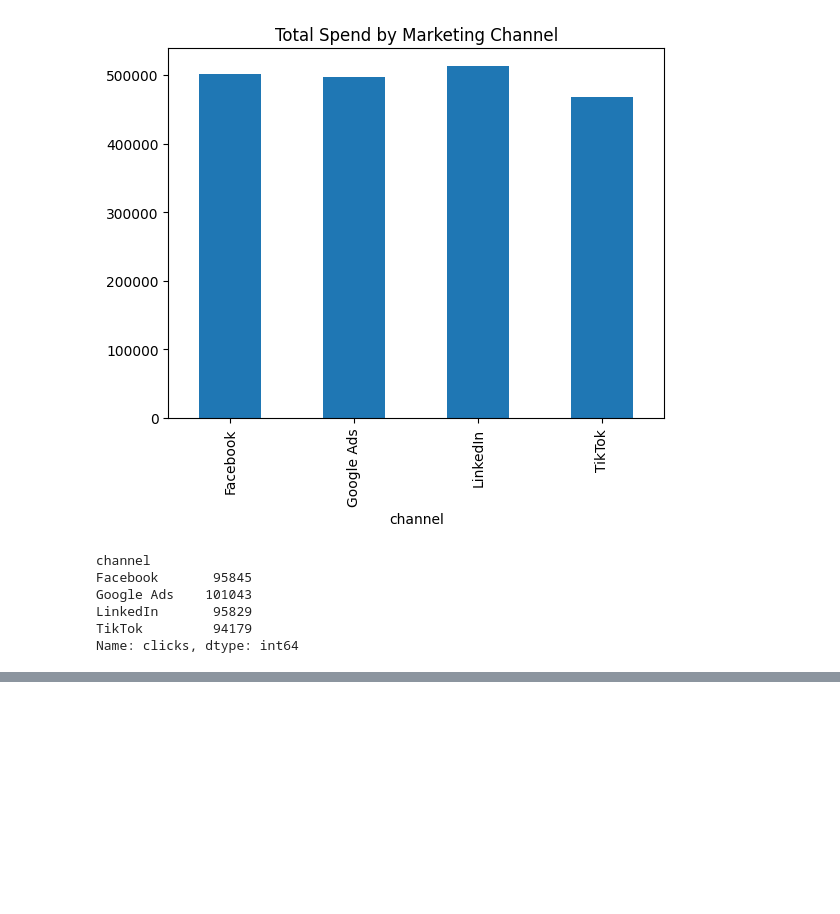
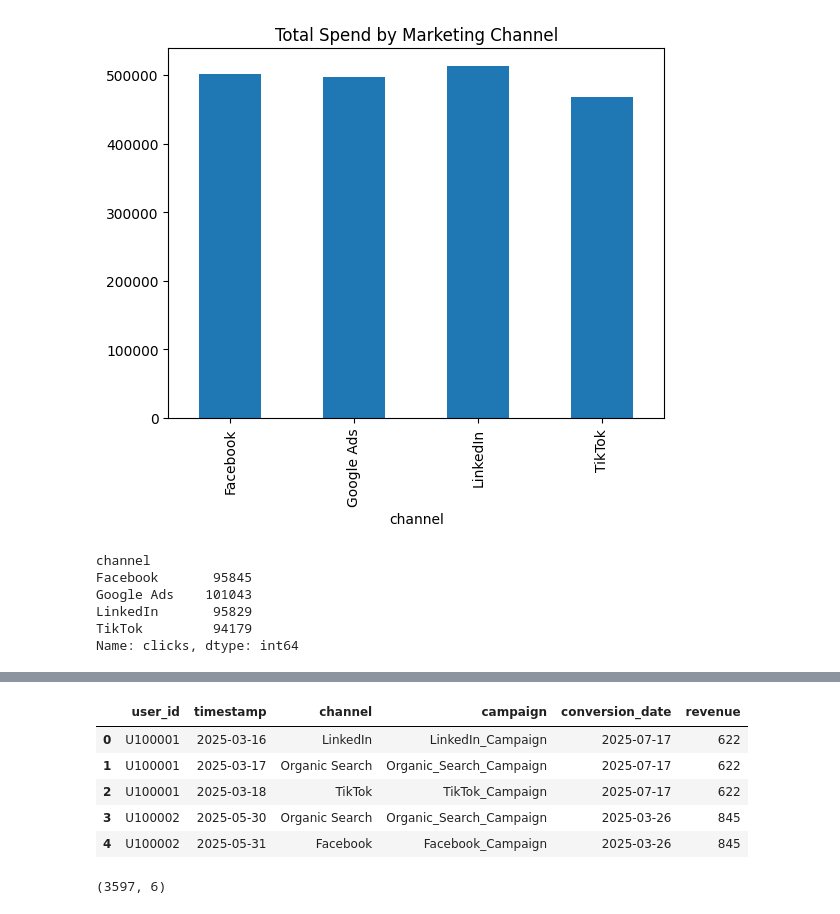
Before and after one commit to snehaone1/multi-touch-marketing-attribution, a Jupyter notebook: notebooks/eda.ipynb, the cells around one changed output, grey strips where cells are left out. Cells and saved outputs as stored; diff of their text form; code cells hidden in the pictures; blank space fills up the shorter version.

```diff
--- a/notebooks/eda.ipynb
+++ b/notebooks/eda.ipynb
@@ -182,0 +407,13 @@ Name: clicks, dtype: int64
+# %%
+journey_data.head()
+# %% [output]
+|  | user_id | timestamp | channel | campaign | conversion_date | revenue |
+| 0 | U100001 | 2025-03-16 | LinkedIn | LinkedIn_Campaign | 2025-07-17 | 622 |
+| 1 | U100001 | 2025-03-17 | Organic Search | Organic_Search_Campaign | 2025-07-17 | 622 |
+| 2 | U100001 | 2025-03-18 | TikTok | TikTok_Campaign | 2025-07-17 | 622 |
+| 3 | U100002 | 2025-05-30 | Organic Search | Organic_Search_Campaign | 2025-03-26 | 845 |
+| 4 | U100002 | 2025-05-31 | Facebook | Facebook_Campaign | 2025-03-26 | 845 |
+# %%
+journey_data.shape
+# %% [output]
+(3597, 6)
```
Also changed, not shown: parts of 37 cells of this notebook.
